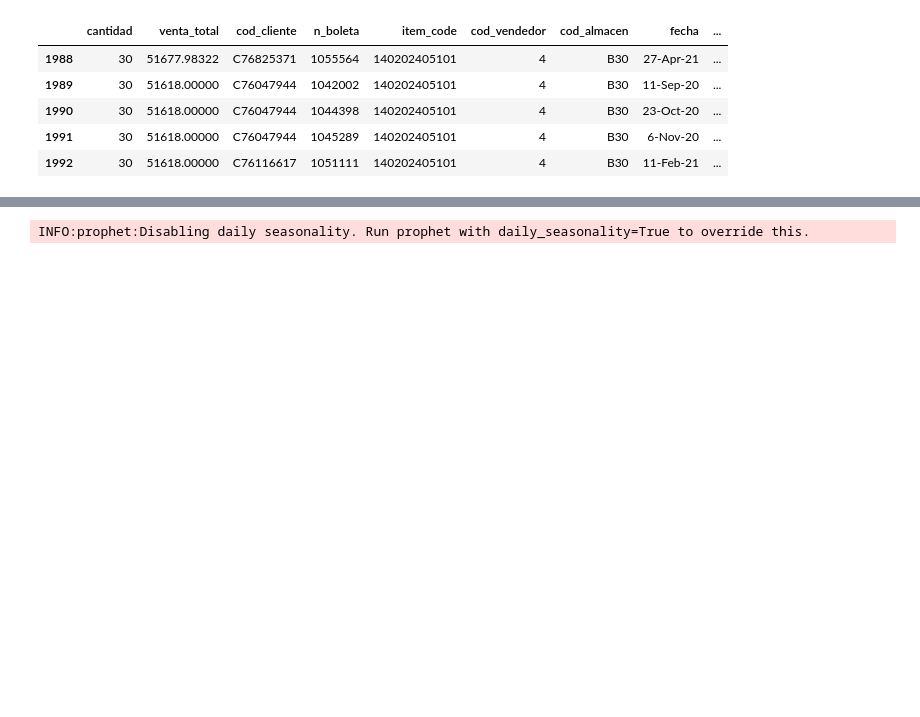
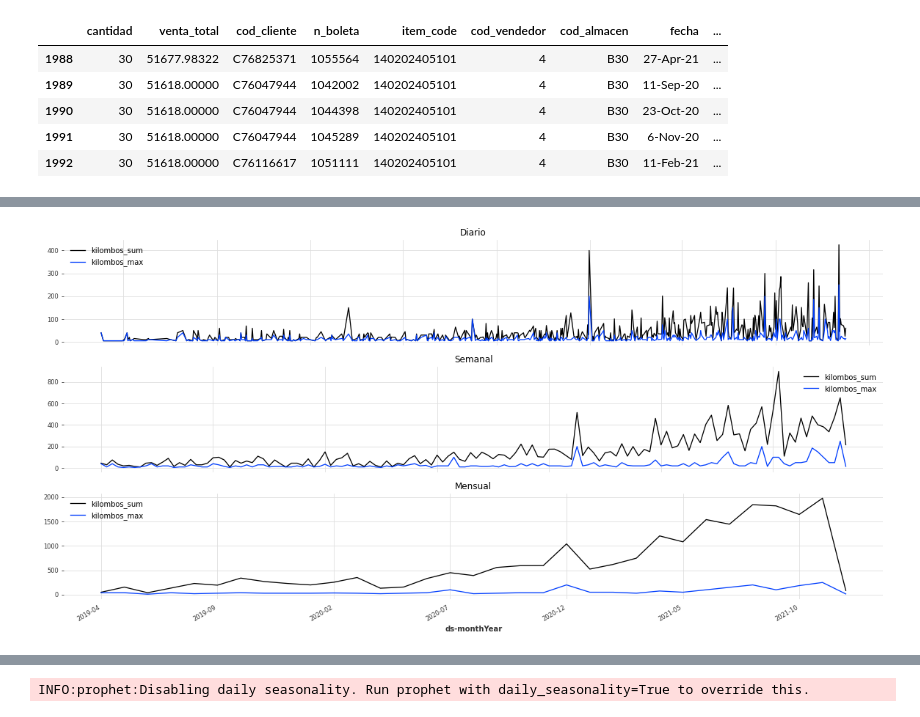
Before and after one commit to Japsz/DesafioLatam, a Jupyter notebook: Prueba Final/prueba.ipynb, the cells around one changed output, grey strips where cells are left out. Saved outputs shown, nothing was run; the diff lists cells and outputs as text; code cells hidden in the pictures; blank space fills up the shorter version.

```diff
--- a/Prueba Final/prueba.ipynb
+++ b/Prueba Final/prueba.ipynb
@@ -64,0 +56,3 @@ grouped.shape
+# %%
+# Eliminamos los datos que sean kilombos negativos
+cranberriesDf = cranberriesDf[cranberriesDf['kilombos'] > 0]
@@ -64,0 +84,13 @@ grouped.shape
+# %%
+def plot_grouped(grouped, title, ax, cols=['kilombos_sum', 'kilombos_max', 'kilombos_min', 'kilombos_mean', 'kilombos_median']):
+    for col in cols:
+        grouped.plot(y=col, ax=ax)
+    ax.set_title(title)
+
+fig, ax = plt.subplots(3, 1, figsize=(20, 10))
+plot_grouped(groupedDaily, 'Diario', ax[0], ['kilombos_sum', 'kilombos_max'])
+plot_grouped(groupedWeekly, 'Semanal', ax[1], ['kilombos_sum', 'kilombos_max'])
+plot_grouped(groupedMonthly, 'Mensual', ax[2], ['kilombos_sum', 'kilombos_max'])
+fig.autofmt_xdate()
+# %% [output]
+[figure, added]
```
Also changed, not shown: parts of 25 cells of this notebook.
